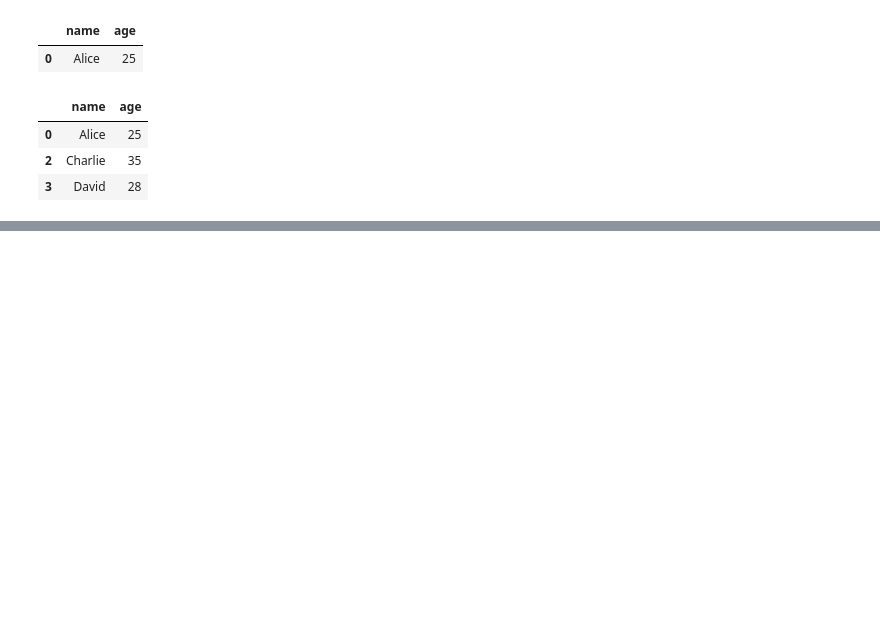
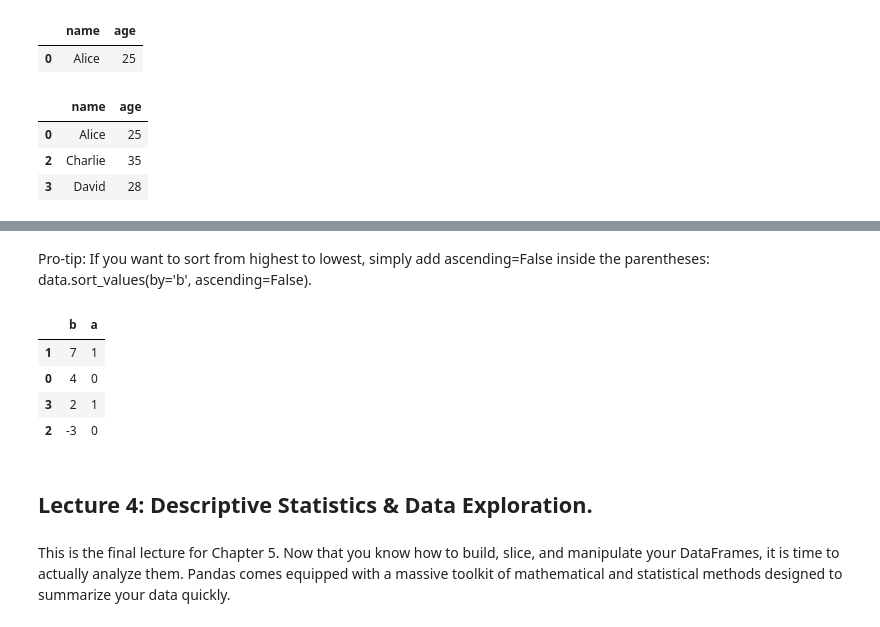
Before and after one commit to Yashraj-singh785/PANDAS, a Jupyter notebook: Pandas.ipynb, the cells around one changed output, grey strips where cells are left out. Drawn from its saved outputs; the diff is of its cells as text; code cells hidden in the pictures; blank space fills up the shorter version.

Commit message:
pandas basics completed

```diff
--- a/Pandas.ipynb
+++ b/Pandas.ipynb
@@ -346,0 +553,5 @@ df[df['name'].str.contains('a', case=False)]
+# %%
+data = pd.DataFrame({'b': [4, 7, -3, 2], 'a': [0, 1, 0, 1]})
+print(data)
+sorted_data = data.sort_values(by = "b")
+print(sorted_data['b'])
@@ -346,0 +569,14 @@ df[df['name'].str.contains('a', case=False)]
+# %% [markdown]
+Pro-tip: If you want to sort from highest to lowest, simply add ascending=False inside the parentheses: data.sort_values(by='b', ascending=False).
+# %%
+data.sort_values(by='b', ascending=False)
+# %% [output]
+|  | b | a |
+| 1 | 7 | 1 |
+| 0 | 4 | 0 |
+| 3 | 2 | 1 |
+| 2 | -3 | 0 |
+# %% [markdown]
+##  Lecture 4: Descriptive Statistics & Data Exploration.
+# %% [markdown]
+This is the final lecture for Chapter 5. Now that you know how to build, slice, and manipulate your DataFrames, it is time to actually analyze them. Pandas comes equipped with a massive toolkit of mathematical and statistical methods designed to summarize your data quickly.
```
Also changed, not shown: parts of 41 cells of this notebook.
